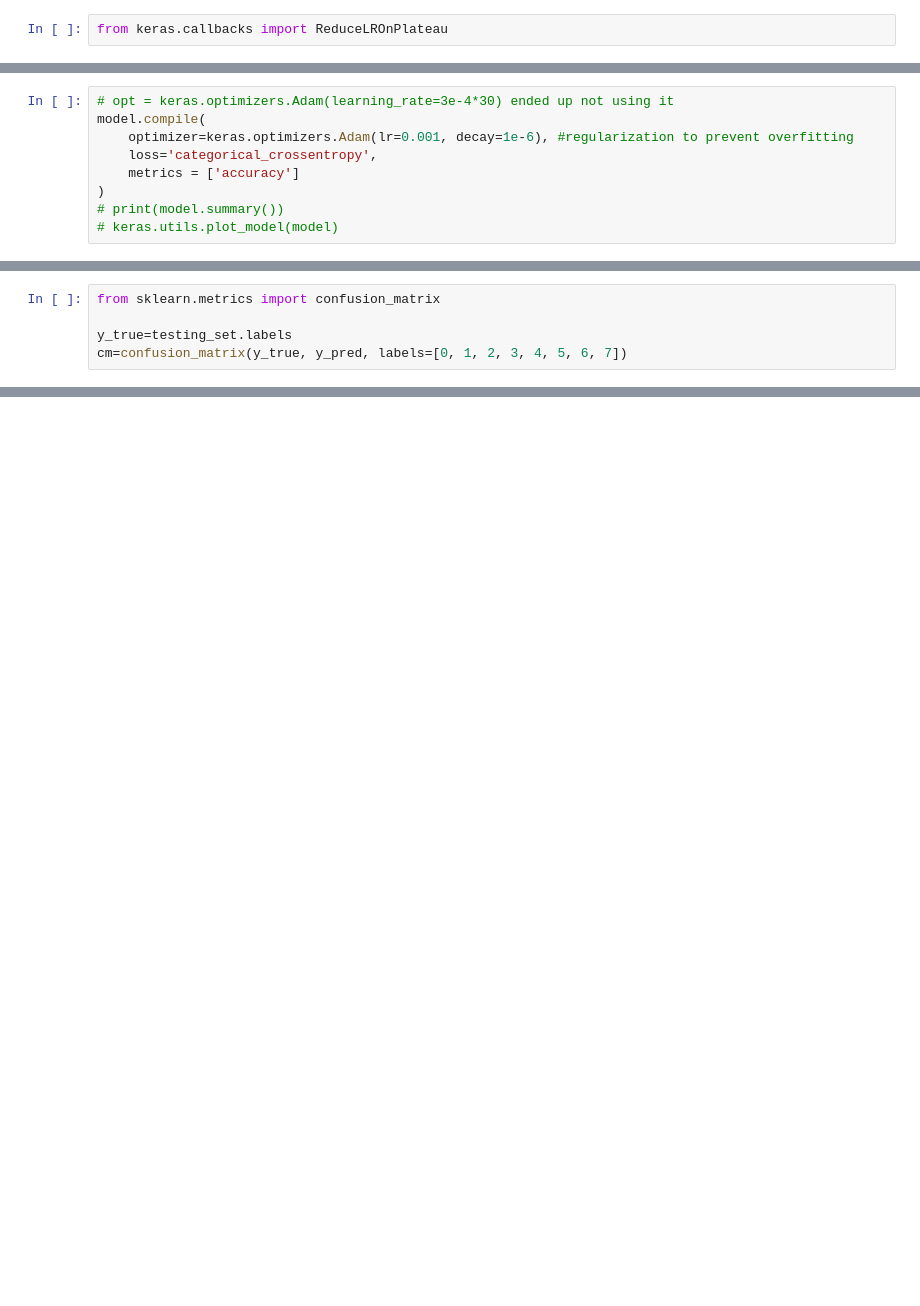
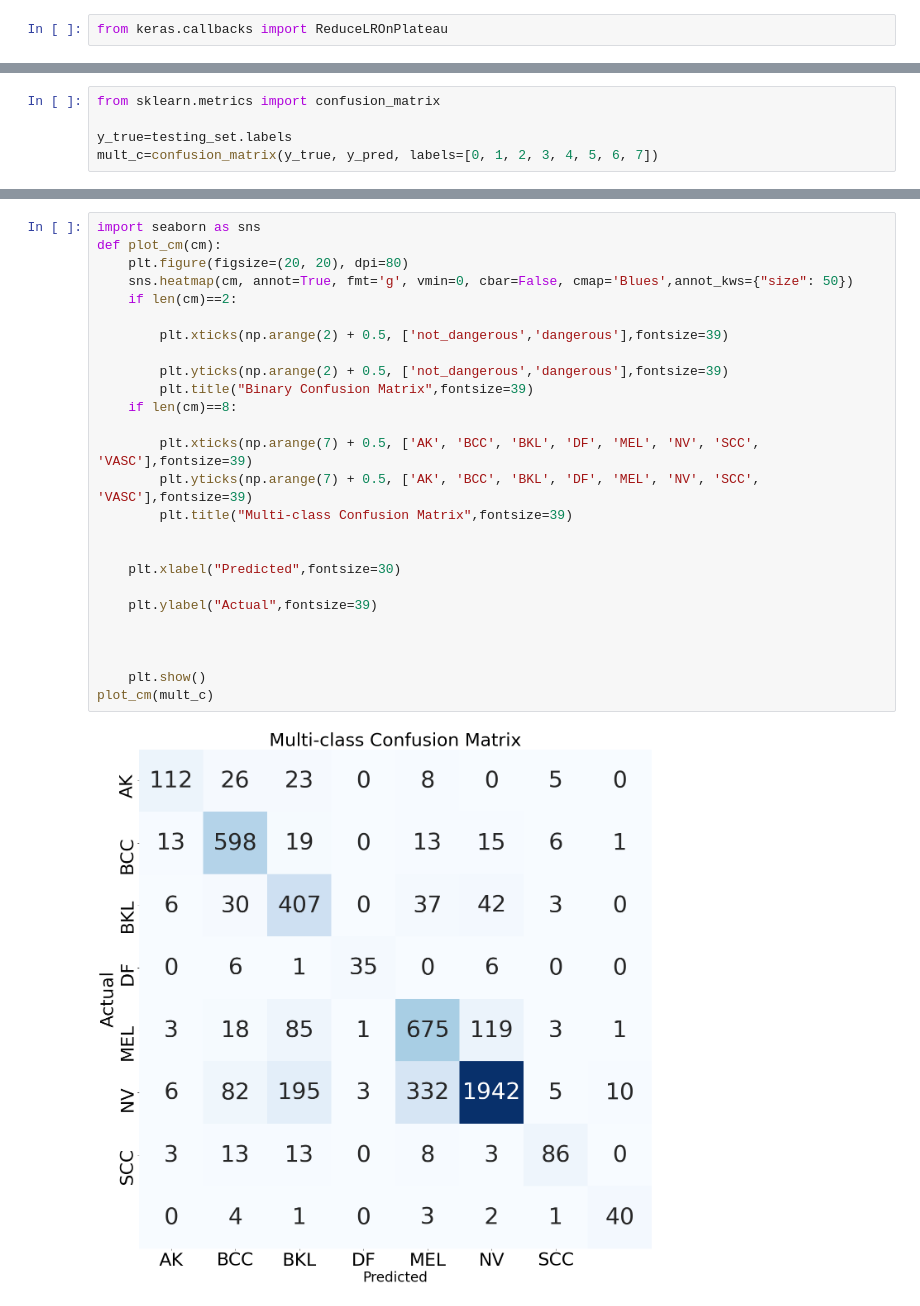
Before and after one commit to Wonhochoi123/Skin_Cancer_Detection_-Final_Project-, a Jupyter notebook: model.ipynb, the cells around one changed output, grey strips where cells are left out. Saved outputs shown, nothing was run; the diff lists cells and outputs as text; blank space fills up the shorter version.

```diff
--- a/model.ipynb
+++ b/model.ipynb
@@ -330,9 +469,0 @@ model=keras.models.load_model('/content/model_15.h5')
-# %%
-# opt = keras.optimizers.Adam(learning_rate=3e-4*30) ended up not using it
-model.compile(
-    optimizer=keras.optimizers.Adam(lr=0.001, decay=1e-6), #regularization to prevent overfitting
-    loss='categorical_crossentropy',
-    metrics = ['accuracy']
-)
-# print(model.summary())
-# keras.utils.plot_model(model)
@@ -366,4 +484,4 @@ accuracy_score(testing_set.labels,y_pred)
 from sklearn.metrics import confusion_matrix
 
 y_true=testing_set.labels
-cm=confusion_matrix(y_true, y_pred, labels=[0, 1, 2, 3, 4, 5, 6, 7])
+mult_c=confusion_matrix(y_true, y_pred, labels=[0, 1, 2, 3, 4, 5, 6, 7])
@@ -369,0 +499,28 @@ cm=confusion_matrix(y_true, y_pred, labels=[0, 1, 2, 3, 4, 5, 6, 7])
+# %%
+import seaborn as sns
+def plot_cm(cm):
+    plt.figure(figsize=(20, 20), dpi=80)
+    sns.heatmap(cm, annot=True, fmt='g', vmin=0, cbar=False, cmap='Blues',annot_kws={"size": 50})
+    if len(cm)==2:
+
+        plt.xticks(np.arange(2) + 0.5, ['not_dangerous','dangerous'],fontsize=39)
+
+        plt.yticks(np.arange(2) + 0.5, ['not_dangerous','dangerous'],fontsize=39)
+        plt.title("Binary Confusion Matrix",fontsize=39)
+    if len(cm)==8:
+
+        plt.xticks(np.arange(7) + 0.5, ['AK', 'BCC', 'BKL', 'DF', 'MEL', 'NV', 'SCC', 'VASC'],fontsize=39)
+        plt.yticks(np.arange(7) + 0.5, ['AK', 'BCC', 'BKL', 'DF', 'MEL', 'NV', 'SCC', 'VASC'],fontsize=39)
+        plt.title("Multi-class Confusion Matrix",fontsize=39)
+
+
+    plt.xlabel("Predicted",fontsize=30)
+
+    plt.ylabel("Actual",fontsize=39)
+
+
+
+    plt.show()
+plot_cm(mult_c)
+# %% [output]
+[figure, added]
```
Also changed, not shown: parts of 78 cells of this notebook.
